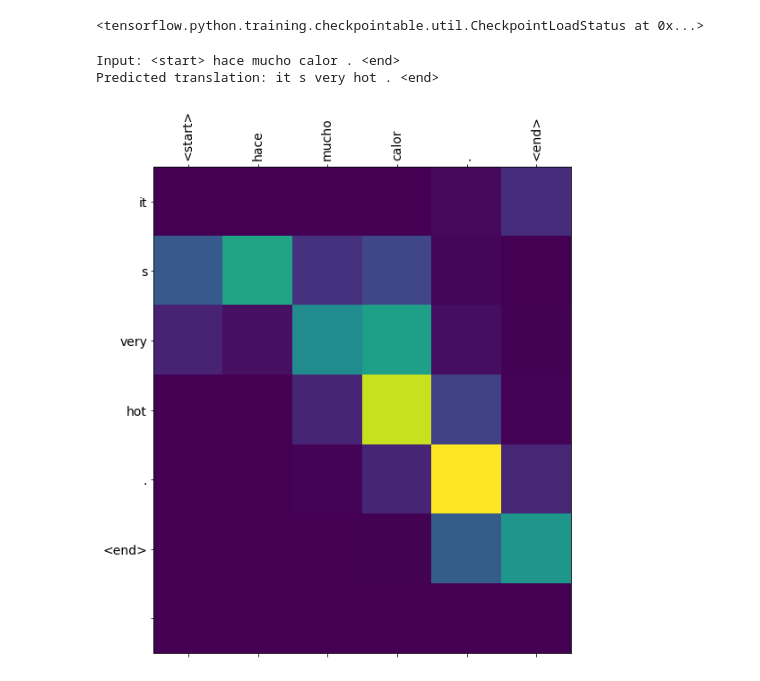
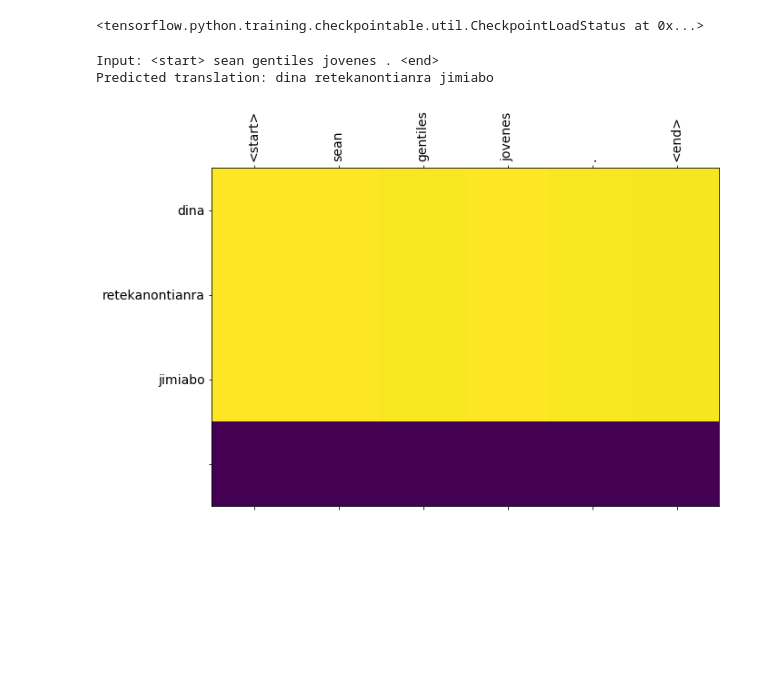
Before and after one commit to erasmo-montoya/TADMSI, a Jupyter notebook: NMT_seq2seq-Ship.ipynb, the cells around one changed output. Cells and saved outputs as stored; diff of their text form; code cells hidden in the pictures; blank space fills up the shorter version.

```diff
--- a/NMT_seq2seq-Ship.ipynb
+++ b/NMT_seq2seq-Ship.ipynb
@@ -170,7 +170,7 @@ BATCH_SIZE = 64
 N_BATCH = BUFFER_SIZE//BATCH_SIZE
 N_BATCH_val = BUFFER_SIZE_val//BATCH_SIZE
 embedding_dim = 128
-units = 768
+units = 1024
 vocab_inp_size = len(inp_lang.word2idx)
 vocab_tar_size = len(targ_lang.word2idx)
 
@@ -465,7 +469,7 @@ def evaluate(sentence, encoder, decoder, inp_lang, targ_lang, max_length_inp, ma
     dec_hidden = enc_hidden
     dec_input = tf.expand_dims([targ_lang.word2idx['<start>']], 0)
 
-    for t in range(max_length_targ):
+    for t in range(max_length_targ%4):
         predictions, dec_hidden, attention_weights = decoder(dec_input, dec_hidden, enc_out)
 
         # Guardando los pesos
@@ -512,8 +516,8 @@ checkpoint.restore(tf.train.latest_checkpoint(checkpoint_dir))
 # %% [output]
 <tensorflow.python.training.checkpointable.util.CheckpointLoadStatus at 0x...>
 # %%
-translate('hace mucho calor.', encoder, decoder, inp_lang, targ_lang, max_length_inp, max_length_targ)
+translate('sean gentiles jovenes.', encoder, decoder, inp_lang, targ_lang, max_length_inp, max_length_targ)
 # %% [output]
-Input: <start> hace mucho calor . <end>
-Predicted translation: it s very hot . <end>
+Input: <start> sean gentiles jovenes . <end>
+Predicted translation: dina retekanontianra jimiabo
-[figure, old version]
+[figure, new version]
```
Also changed, not shown: parts of 8 cells of this notebook.
